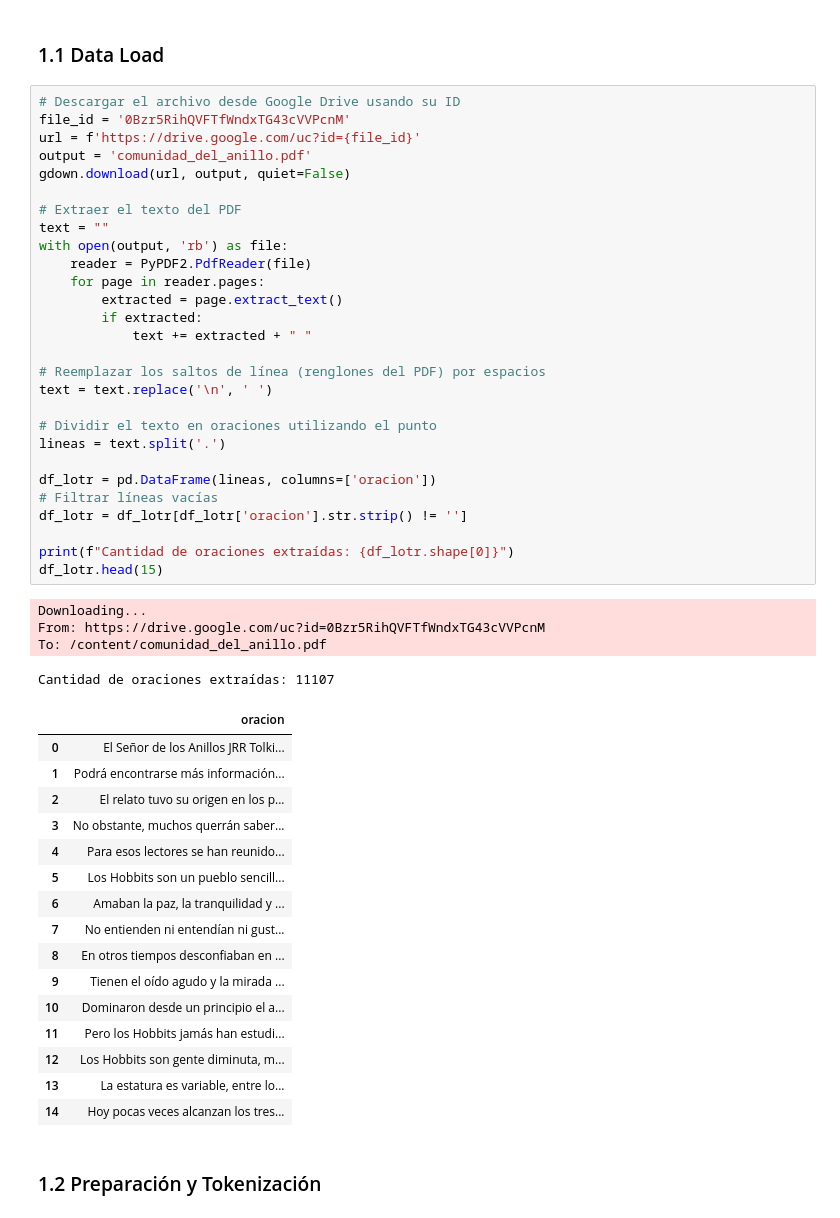
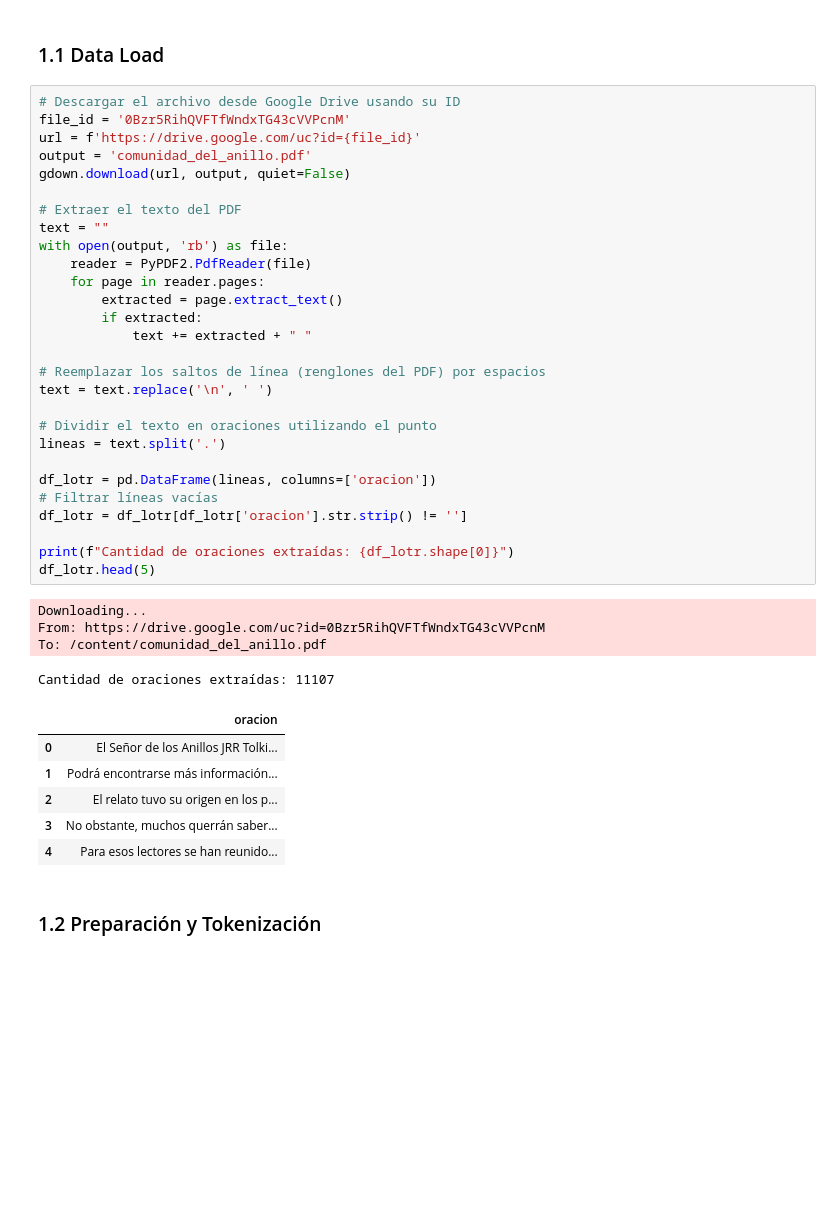
Before and after one commit to AndresMontesDeOca/NLP_1, a Jupyter notebook: Desafios/Desafio_3_AndresMontesDeOca.ipynb, the cells around one changed output. Drawn from its saved outputs; the diff is of its cells as text; blank space fills up the shorter version.

```diff
--- a/Desafios/Desafio_3_AndresMontesDeOca.ipynb
+++ b/Desafios/Desafio_3_AndresMontesDeOca.ipynb
@@ -39,44 +46,34 @@ gdown.download(url, output, quiet=False)
 text = ""
 with open(output, 'rb') as file:
     reader = PyPDF2.PdfReader(file)
     for page in reader.pages:
         extracted = page.extract_text()
         if extracted:
             text += extracted + " "
 
 # Reemplazar los saltos de línea (renglones del PDF) por espacios
 text = text.replace('\n', ' ')
 
 # Dividir el texto en oraciones utilizando el punto
 lineas = text.split('.')
 
 df_lotr = pd.DataFrame(lineas, columns=['oracion'])
 # Filtrar líneas vacías
 df_lotr = df_lotr[df_lotr['oracion'].str.strip() != '']
 
 print(f"Cantidad de oraciones extraídas: {df_lotr.shape[0]}")
-df_lotr.head(15)
+df_lotr.head(5)
 # %% [output]
 Downloading...
 From: https://drive.google.com/uc?id=0Bzr5RihQVFTfWndxTG43cVVPcnM
 To: /content/comunidad_del_anillo.pdf
 Cantidad de oraciones extraídas: 11107
 |  | oracion |
 | 0 | El Señor de los Anillos JRR Tolki... |
 | 1 | Podrá encontrarse más información... |
 | 2 | El relato tuvo su origen en los p... |
 | 3 | No obstante, muchos querrán saber... |
 | 4 | Para esos lectores se han reunido... |
-| 5 | Los Hobbits son un pueblo sencill... |
-| 6 | Amaban la paz, la tranquilidad y ... |
-| 7 | No entienden ni entendían ni gust... |
-| 8 | En otros tiempos desconfiaban en ... |
-| 9 | Tienen el oído agudo y la mirada ... |
-| 10 | Dominaron desde un principio el a... |
-| 11 | Pero los Hobbits jamás han estudi... |
-| 12 | Los Hobbits son gente diminuta, m... |
-| 13 | La estatura es variable, entre lo... |
-| 14 | Hoy pocas veces alcanzan los tres... |
 # %% [markdown]
 ### 1.2 Preparación y Tokenización
 # %%
```
Also changed, not shown: parts of 9 cells of this notebook.
